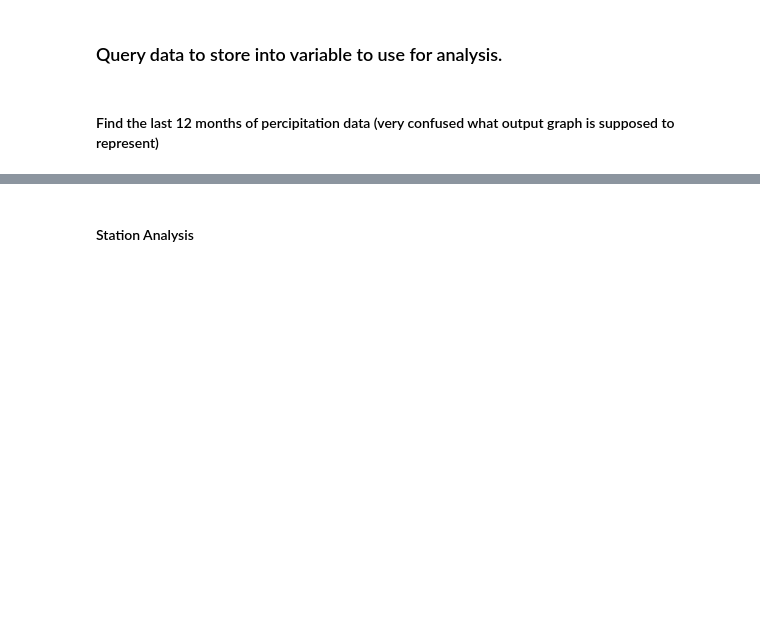
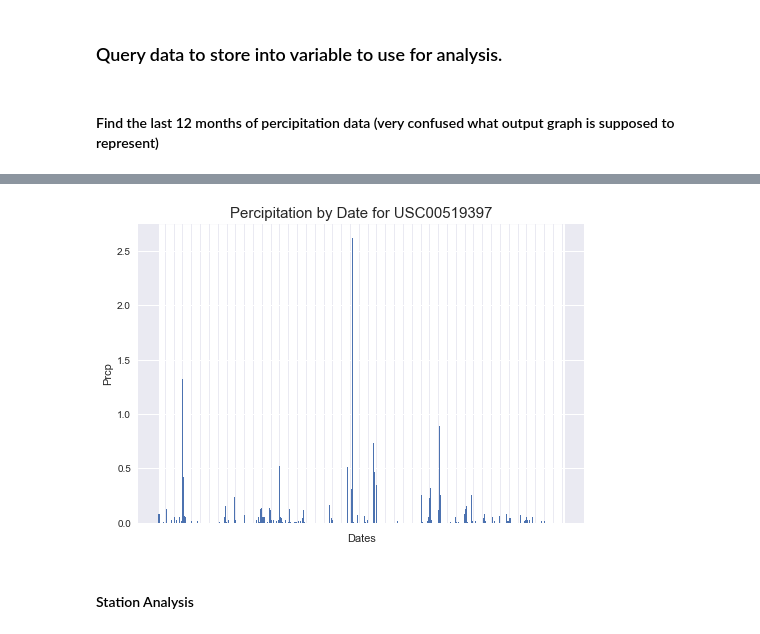
Before and after one commit to mtoriello0725/Climate-Analysis-Application, a Jupyter notebook: Climate.ipynb, the cells around one changed output, grey strips where cells are left out. Saved outputs shown, nothing was run; the diff lists cells and outputs as text; code cells hidden in the pictures; blank space fills up the shorter version.

Commit message:
Changes made to precipitation query to create bar graph.

```diff
--- a/Climate.ipynb
+++ b/Climate.ipynb
@@ -83,12 +84,11 @@ engine.execute("SELECT * FROM measurement LIMIT 10;").fetchall()
 # %%
-measurement_results = session.query(measurement.date, measurement.prcp).\
+measurement_results = session.query(measurement.date, measurement.station, measurement.prcp).\
     filter(measurement.date > dt.datetime(year=2016, month=8, day=23)).\
     order_by(measurement.date).all()
 # %%
-measurement_df = pd.DataFrame(measurement_results, columns=['date', 'prcp'])
+measurement_df = pd.DataFrame(measurement_results, columns=['date', 'station', 'precipitation'])
 measurement_df.set_index('date', inplace=True)
 measurement_df.head()
-len(measurement_df.index)
 
 # Data points are not unique according to date.
 # %% [output]
@@ -96,3 +102,22 @@ len(measurement_df.index)
+# %%
+station_id = "USC00519397"
+
+prcp_byStation = measurement_df.loc[measurement_df['station'] == station_id]
+# %%
+fig, ax = plt.subplots()
+
+dates = list(prcp_byStation.index.values)
+
+ax.bar(dates, prcp_byStation['precipitation'])
+
+ax.set_xlabel("Dates")
+ax.set_xticklabels("")
+ax.set_ylabel("Prcp")
+ax.set_title(f"Percipitation by Date for {station_id}", fontsize=15)
+
+plt.show()
+# %% [output]
+[figure, added]
 # %% [markdown]
 #### Station Analysis
 # %%
```
Also changed, not shown: parts of 20 cells of this notebook.
